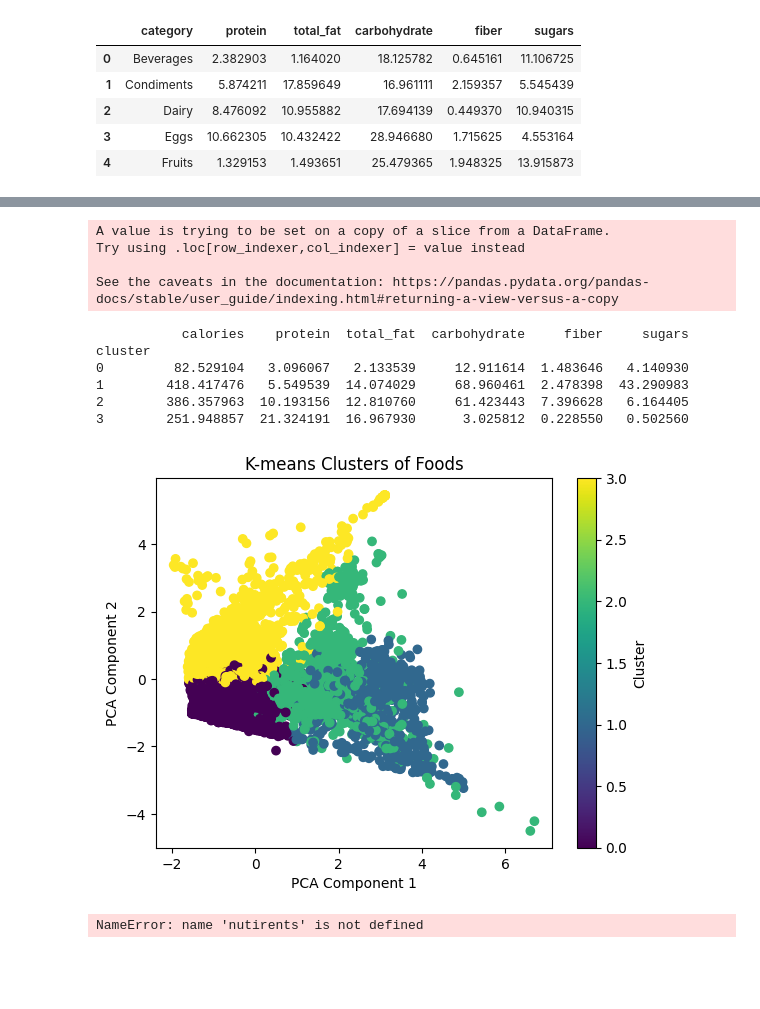
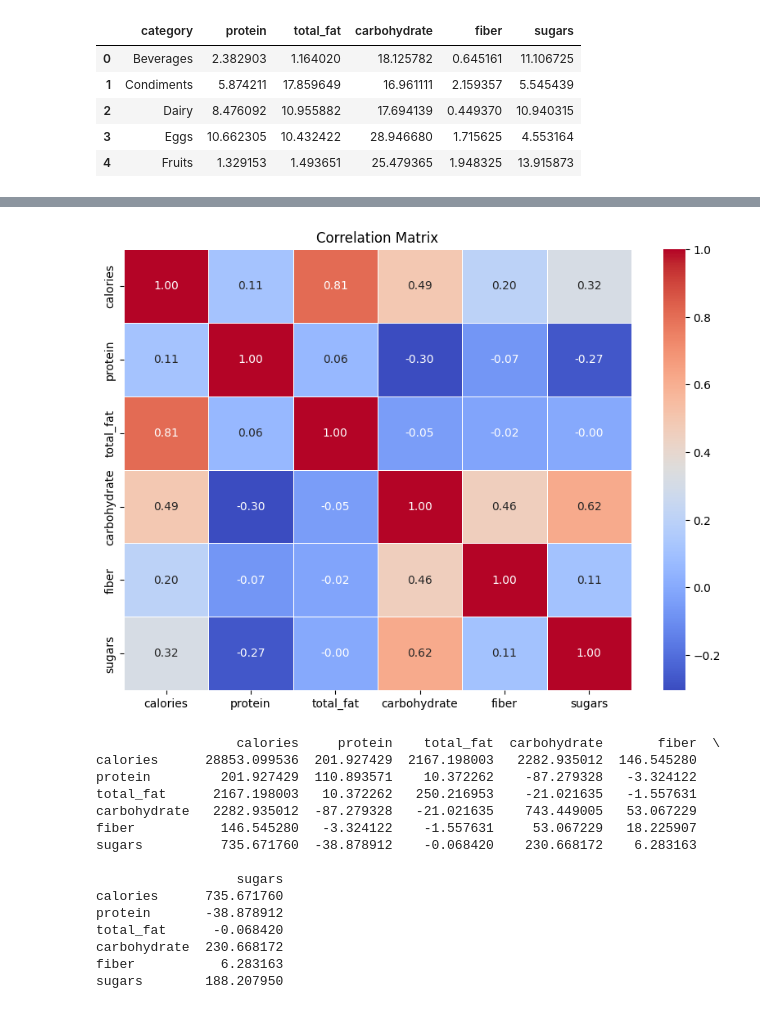
Before and after one commit to VedangGharat/EDA-Nutrition-data, a Jupyter notebook: ipynb_files/EDA_Nutritution.ipynb, the cells around one changed output, grey strips where cells are left out. Drawn from its saved outputs; the diff is of its cells as text; code cells hidden in the pictures; blank space fills up the shorter version.

```diff
--- a/ipynb_files/EDA_Nutritution.ipynb
+++ b/ipynb_files/EDA_Nutritution.ipynb
@@ -713,0 +462,3 @@ See the caveats in the documentation: https://pandas.pydata.org/pandas-docs/stab
+# %%
+nutrients.dropna(axis = 0, inplace=True)
+nutrients.head()
@@ -749,38 +523,26 @@ plt.show()
-# %%
-kmeans = KMeans(n_clusters=4, random_state=42)
-nutrients['cluster'] = kmeans.fit_predict(X_scaled)
-
-# Add cluster labels to original datafr
-# %% [output]
-A value is trying to be set on a copy of a slice from a DataFrame.
-Try using .loc[row_indexer,col_indexer] = value instead
-
-See the caveats in the documentation: https://pandas.pydata.org/pandas-docs/stable/user_guide/indexing.html#returning-a-view-versus-a-copy
-# %%
-print(nutrients.groupby('cluster')[features].mean())
-# %% [output]
-           calories    protein  total_fat  carbohydrate     fiber     sugars
-cluster
-0         82.529104   3.096067   2.133539     12.911614  1.483646   4.140930
-1        418.417476   5.549539  14.074029     68.960461  2.478398  43.290983
-2        386.357963  10.193156  12.810760     61.423443  7.396628   6.164405
-3        251.948857  21.324191  16.967930      3.025812  0.228550   0.502560
-# %%
-from sklearn.decomposition import PCA
-
-pca = PCA(n_components=2)
-X_pca = pca.fit_transform(X_scaled)
-
-plt.scatter(X_pca[:,0], X_pca[:,1], c=clusters, cmap='viridis')
-plt.xlabel('PCA Component 1')
-plt.ylabel('PCA Component 2')
-plt.title('K-means Clusters of Foods')
-plt.colorbar(label='Cluster')
-plt.show()
-# %% [output]
-[figure, removed]
-# %%
-# Descision tree
-nutirents.head()
-# %% [output]
-NameError: name 'nutirents' is not defined
+# %%
+plt.figure(figsize=(10, 7))
+sns.heatmap(nutrients[['calories', 'protein', 'total_fat', 'carbohydrate', 'fiber', 'sugars']].corr(), annot=True, cmap='coolwarm', fmt=".2f", linewidths=.5)
+plt.title('Correlation Matrix')
+plt.show()
+# %% [output]
+[figure, added]
+# %%
+cov_matrix = (nutrients[['calories', 'protein', 'total_fat', 'carbohydrate', 'fiber', 'sugars']]).cov()
+print(cov_matrix)
+# %% [output]
+                  calories     protein    total_fat  carbohydrate       fiber  \
+calories      28853.099536  201.927429  2167.198003   2282.935012  146.545280
+protein         201.927429  110.893571    10.372262    -87.279328   -3.324122
+total_fat      2167.198003   10.372262   250.216953    -21.021635   -1.557631
+carbohydrate   2282.935012  -87.279328   -21.021635    743.449005   53.067229
+fiber           146.545280   -3.324122    -1.557631     53.067229   18.225907
+sugars          735.671760  -38.878912    -0.068420    230.668172    6.283163
+
+                  sugars
+calories      735.671760
+protein       -38.878912
+total_fat      -0.068420
+carbohydrate  230.668172
+fiber           6.283163
+sugars        188.207950
```
Also changed, not shown: parts of 47 cells of this notebook.
